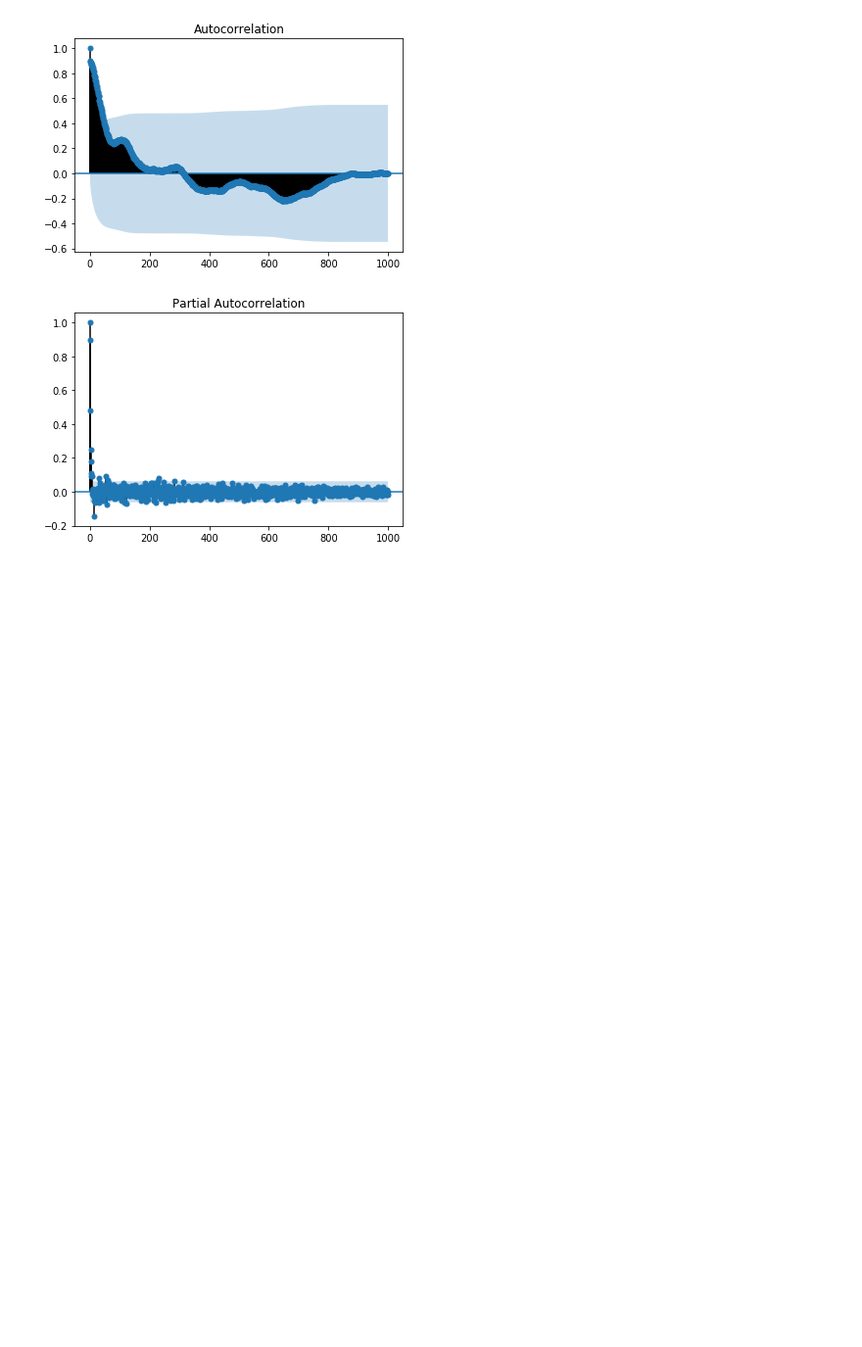
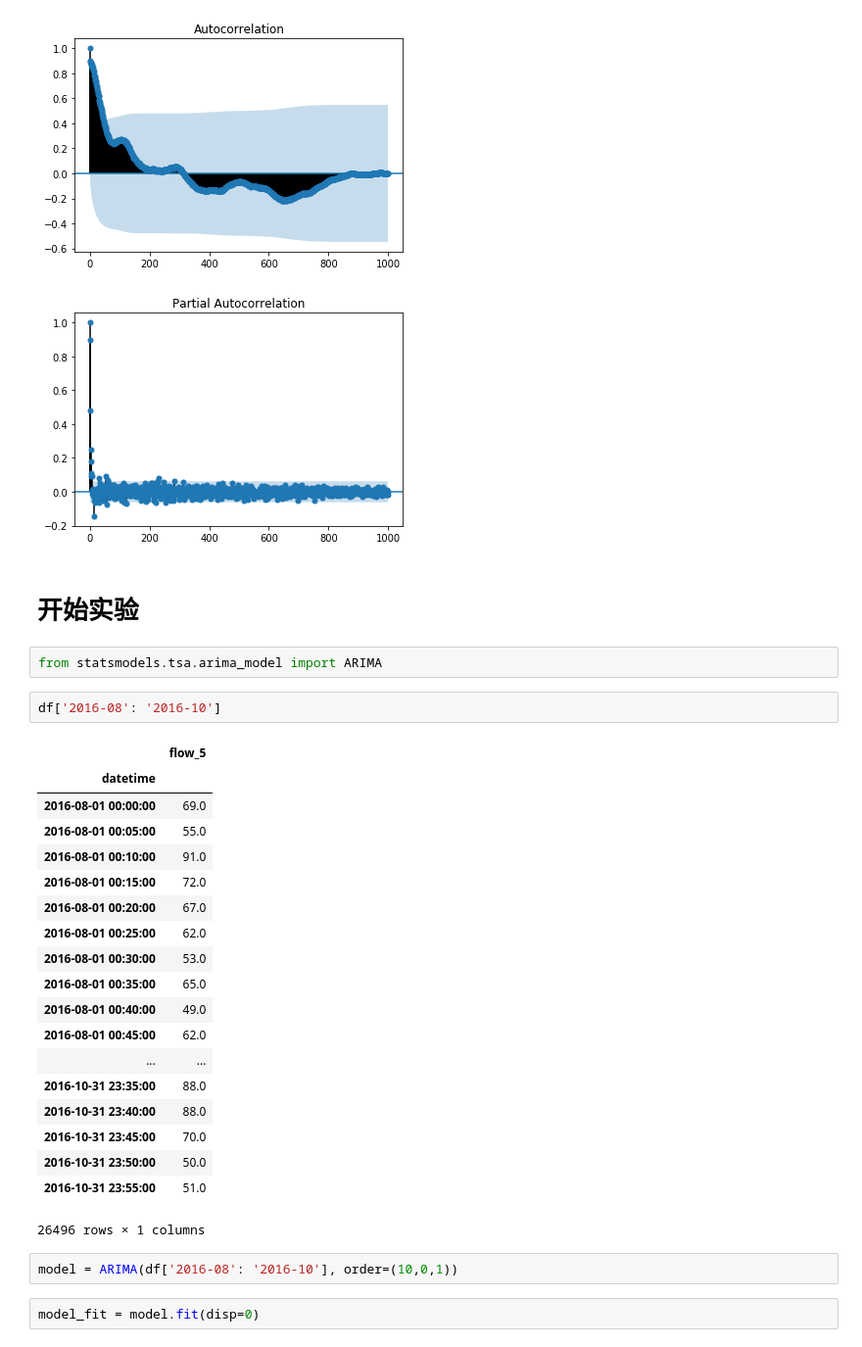
Before and after one commit to zydarChen/predict_17, a Jupyter notebook: PeMS/ARIMA.ipynb, the cells around one changed output. Shown: that part at 98% size. Cells and saved outputs as stored; diff of their text form; blank space fills up the shorter version.

```diff
--- a/PeMS/ARIMA.ipynb
+++ b/PeMS/ARIMA.ipynb
@@ -64,3 +64,33 @@ plt.show()
 <matplotlib.figure.Figure at 0x...>
 [figure]
 [figure]
+# %% [markdown]
+# 开始实验
+# %%
+from statsmodels.tsa.arima_model import ARIMA
+# %%
+df['2016-08': '2016-10']
+# %% [output]
+|  | flow_5 |
+| datetime |  |
+| 2016-08-01 00:00:00 | 69.0 |
+| 2016-08-01 00:05:00 | 55.0 |
+| 2016-08-01 00:10:00 | 91.0 |
+| 2016-08-01 00:15:00 | 72.0 |
+| 2016-08-01 00:20:00 | 67.0 |
+| 2016-08-01 00:25:00 | 62.0 |
+| 2016-08-01 00:30:00 | 53.0 |
+| 2016-08-01 00:35:00 | 65.0 |
+| 2016-08-01 00:40:00 | 49.0 |
+| 2016-08-01 00:45:00 | 62.0 |
+| ... | ... |
+| 2016-10-31 23:35:00 | 88.0 |
+| 2016-10-31 23:40:00 | 88.0 |
+| 2016-10-31 23:45:00 | 70.0 |
+| 2016-10-31 23:50:00 | 50.0 |
+| 2016-10-31 23:55:00 | 51.0 |
+26496 rows × 1 columns
+# %%
+model = ARIMA(df['2016-08': '2016-10'], order=(10,0,1))
+# %%
+model_fit = model.fit(disp=0)
```
Also changed, not shown: parts of 8 cells of this notebook, 20 other files.
